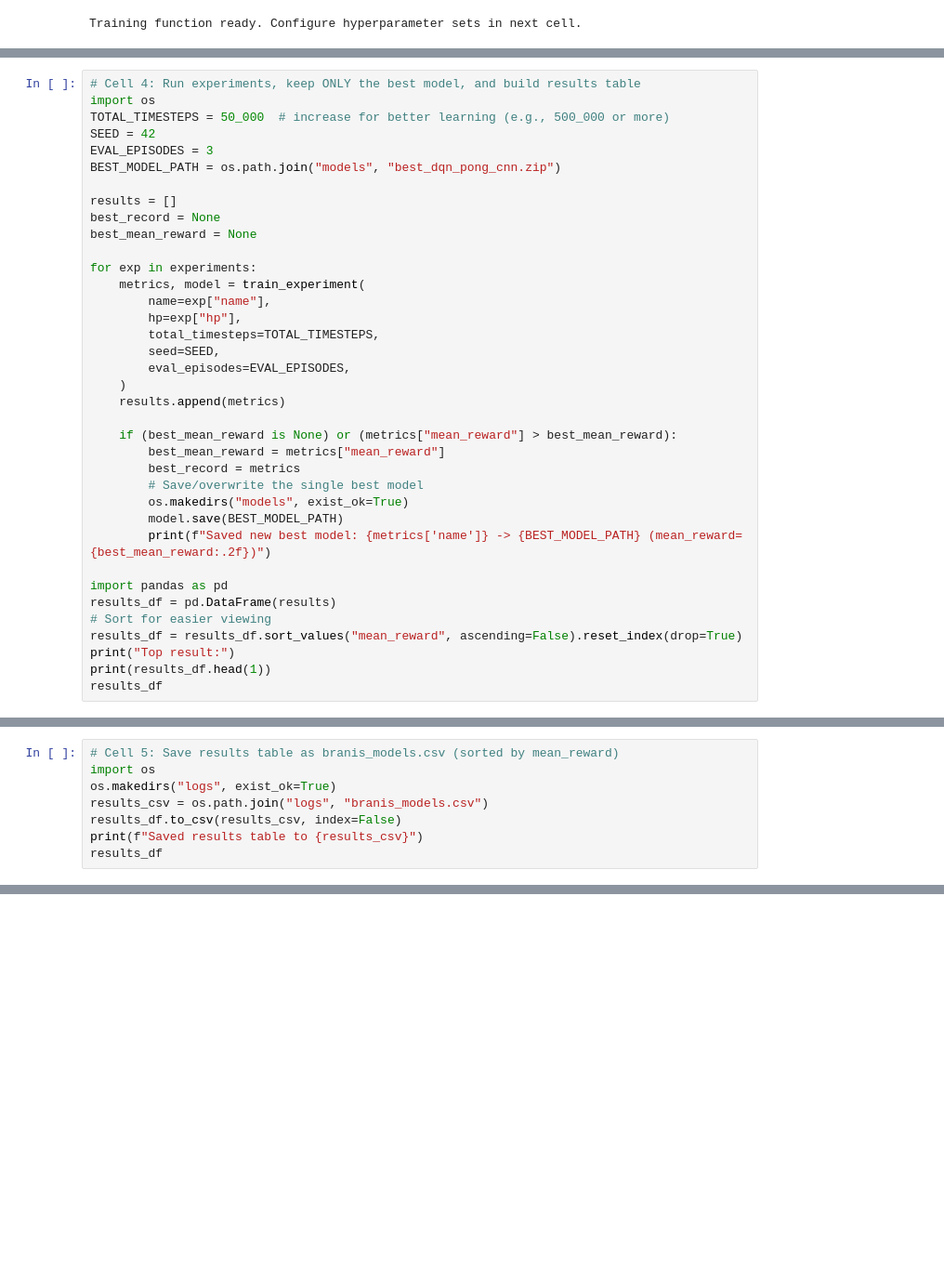
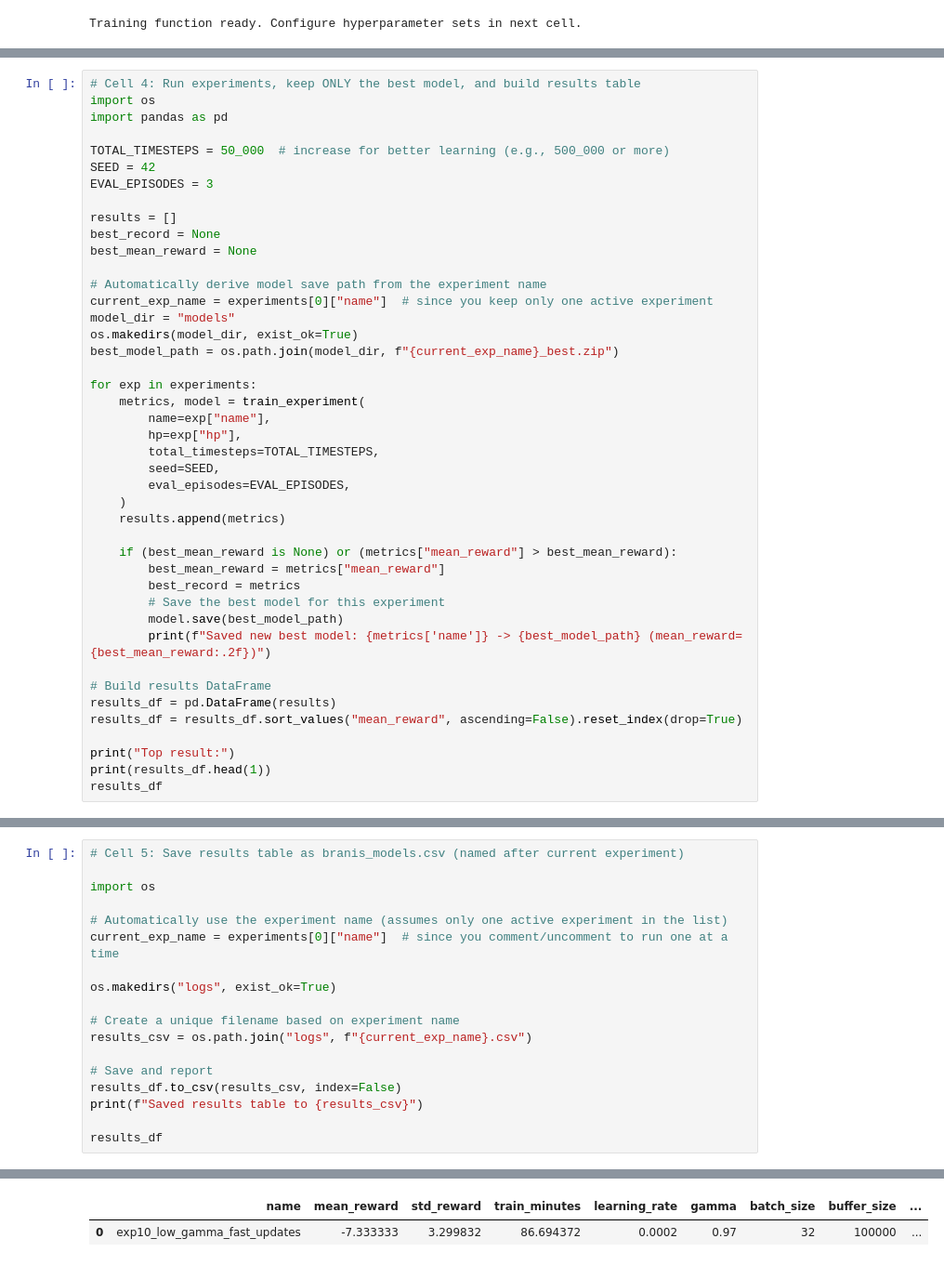
Before and after one commit to Branis333/Deep-Q-Learning, a Jupyter notebook: branis.ipynb, the cells around one changed output, grey strips where cells are left out. Shown: that part at 93% size. Cells and saved outputs as stored; diff of their text form; blank space fills up the shorter version.

```diff
--- a/branis.ipynb
+++ b/branis.ipynb
@@ -302,14 +302,21 @@ Prepared 10 experiment configs.
 # %%
 # Cell 4: Run experiments, keep ONLY the best model, and build results table
 import os
+import pandas as pd
+
 TOTAL_TIMESTEPS = 50_000  # increase for better learning (e.g., 500_000 or more)
 SEED = 42
 EVAL_EPISODES = 3
-BEST_MODEL_PATH = os.path.join("models", "best_dqn_pong_cnn.zip")
 
 results = []
 best_record = None
 best_mean_reward = None
+
+# Automatically derive model save path from the experiment name
+current_exp_name = experiments[0]["name"]  # since you keep only one active experiment
+model_dir = "models"
+os.makedirs(model_dir, exist_ok=True)
+best_model_path = os.path.join(model_dir, f"{current_exp_name}_best.zip")
 
 for exp in experiments:
     metrics, model = train_experiment(
@@ -324,15 +331,14 @@ for exp in experiments:
     if (best_mean_reward is None) or (metrics["mean_reward"] > best_mean_reward):
         best_mean_reward = metrics["mean_reward"]
         best_record = metrics
-        # Save/overwrite the single best model
-        os.makedirs("models", exist_ok=True)
-        model.save(BEST_MODEL_PATH)
-        print(f"Saved new best model: {metrics['name']} -> {BEST_MODEL_PATH} (mean_reward={best_mean_reward:.2f})")
+        # Save the best model for this experiment
+        model.save(best_model_path)
+        print(f"Saved new best model: {metrics['name']} -> {best_model_path} (mean_reward={best_mean_reward:.2f})")
 
-import pandas as pd
+# Build results DataFrame
 results_df = pd.DataFrame(results)
-# Sort for easier viewing
 results_df = results_df.sort_values("mean_reward", ascending=False).reset_index(drop=True)
+
 print("Top result:")
 print(results_df.head(1))
 results_df
@@ -350,8 +349,19 @@ MemoryError: Unable to allocate 3.15 GiB for an array with shape (120000, 1, 4,
 # %%
-# Cell 5: Save results table as branis_models.csv (sorted by mean_reward)
+# Cell 5: Save results table as branis_models.csv (named after current experiment)
+
 import os
+
+# Automatically use the experiment name (assumes only one active experiment in the list)
+current_exp_name = experiments[0]["name"]  # since you comment/uncomment to run one at a time
+
 os.makedirs("logs", exist_ok=True)
-results_csv = os.path.join("logs", "branis_models.csv")
+
+# Create a unique filename based on experiment name
+results_csv = os.path.join("logs", f"{current_exp_name}.csv")
+
+# Save and report
 results_df.to_csv(results_csv, index=False)
 print(f"Saved results table to {results_csv}")
+
 results_df
+# %% [output]
@@ -358,3 +369,5 @@ results_df
+|  | name | mean_reward | std_reward | train_minutes | learning_rate | gamma | batch_size | buffer_size | ... |
+| 0 | exp10_low_gamma_fast_updates | -7.333333 | 3.299832 | 86.694372 | 0.0002 | 0.97 | 32 | 100000 | ... |
 # %%
 
 import matplotlib.pyplot as plt
```
Also changed, not shown: parts of 6 cells of this notebook, 44 other files.
